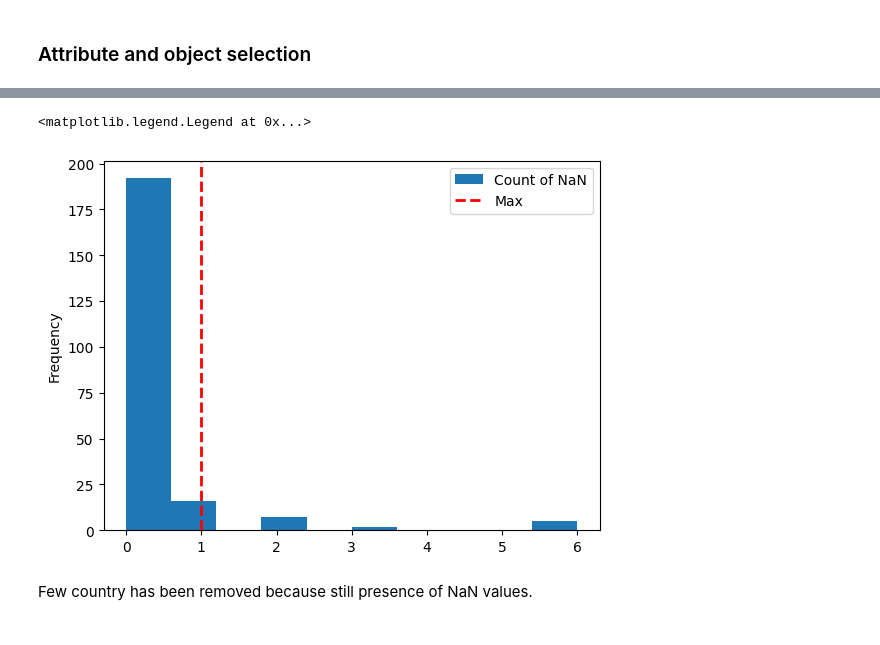
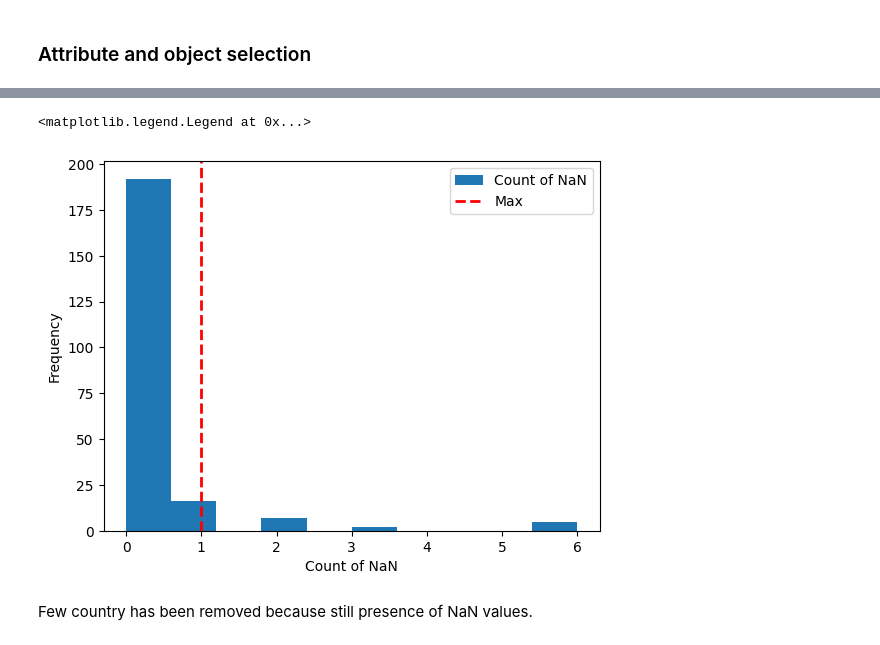
Before and after one commit to f2ire/IA_project, a Jupyter notebook: report1.ipynb, the cells around one changed output, grey strips where cells are left out. Drawn from its saved outputs; the diff is of its cells as text; code cells hidden in the pictures.

```diff
--- a/report1.ipynb
+++ b/report1.ipynb
@@ -56,15 +53,14 @@ Now, we will check if some country still go NaN values
 # %%
-importlib.reload(dm)
-
 df_nb_nan_s = dm.make_na_count(df,False)
 df_nb_nan_s["Series"] = df_nb_nan_s.index
 df_nb_nan_s.plot.hist(y="NaN_count",  label="Count of NaN")
 max_nan_s = 1
 plt.axvline(max_nan_s, color='r', linestyle='dashed', linewidth=2, label="Max")
+plt.xlabel("Count of NaN")
 plt.legend(loc='upper right')
 # %% [output]
 <matplotlib.legend.Legend at 0x...>
-[figure, old version]
+[figure, new version]
 # %% [markdown]
 Few country has been removed because still presence of NaN values.
 # %%
```
Also changed, not shown: parts of 40 cells of this notebook, 1 other file.
